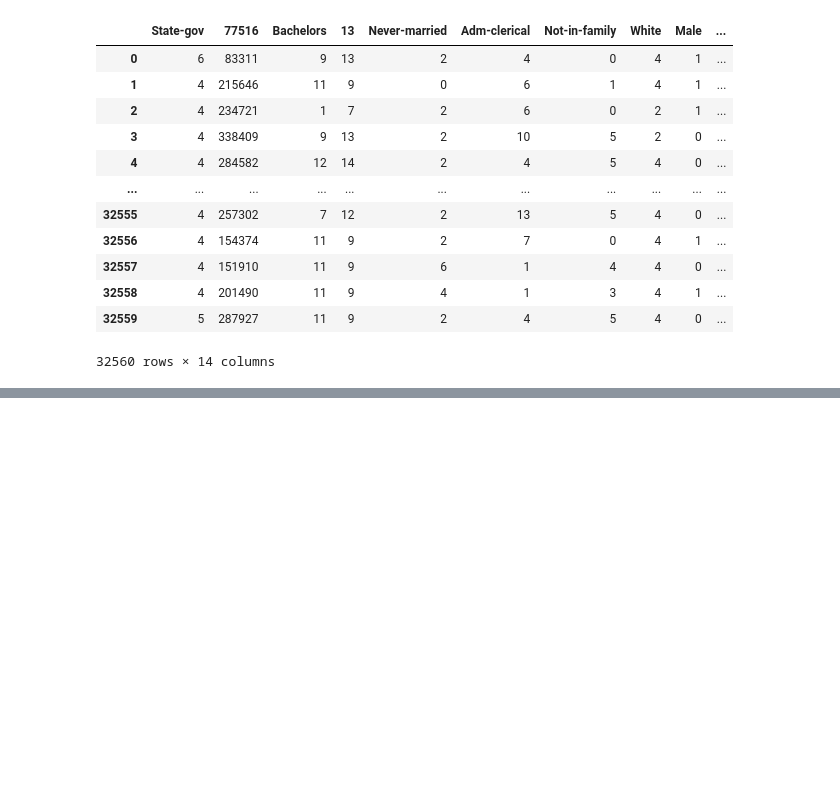
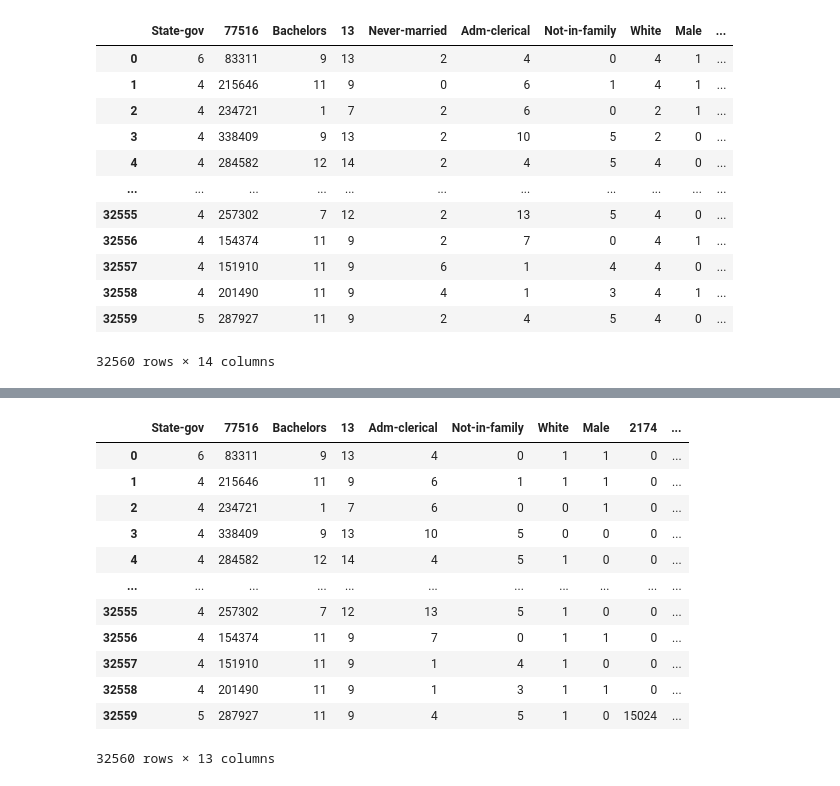
Before and after one commit to antonioIannotta/experiments-fair-by-design-via-apriori, a Jupyter notebook: fairness_test.ipynb, the cells around one changed output, grey strips where cells are left out. Saved outputs shown, nothing was run; the diff lists cells and outputs as text; code cells hidden in the pictures; blank space fills up the shorter version.

```diff
--- a/fairness_test.ipynb
+++ b/fairness_test.ipynb
@@ -94,0 +110,16 @@ KeyboardInterrupt:
+# %%
+fair_dataset
+# %% [output]
+|  | State-gov | 77516 | Bachelors | 13 | Adm-clerical | Not-in-family | White | Male | 2174 | ... |
+| 0 | 6 | 83311 | 9 | 13 | 4 | 0 | 1 | 1 | 0 | ... |
+| 1 | 4 | 215646 | 11 | 9 | 6 | 1 | 1 | 1 | 0 | ... |
+| 2 | 4 | 234721 | 1 | 7 | 6 | 0 | 0 | 1 | 0 | ... |
+| 3 | 4 | 338409 | 9 | 13 | 10 | 5 | 0 | 0 | 0 | ... |
+| 4 | 4 | 284582 | 12 | 14 | 4 | 5 | 1 | 0 | 0 | ... |
+| ... | ... | ... | ... | ... | ... | ... | ... | ... | ... | ... |
+| 32555 | 4 | 257302 | 7 | 12 | 13 | 5 | 1 | 0 | 0 | ... |
+| 32556 | 4 | 154374 | 11 | 9 | 7 | 0 | 1 | 1 | 0 | ... |
+| 32557 | 4 | 151910 | 11 | 9 | 1 | 4 | 1 | 0 | 0 | ... |
+| 32558 | 4 | 201490 | 11 | 9 | 1 | 3 | 1 | 1 | 0 | ... |
+| 32559 | 5 | 287927 | 11 | 9 | 4 | 5 | 1 | 0 | 15024 | ... |
+32560 rows × 13 columns
```
Also changed, not shown: parts of 2 cells of this notebook, 2 other files.
